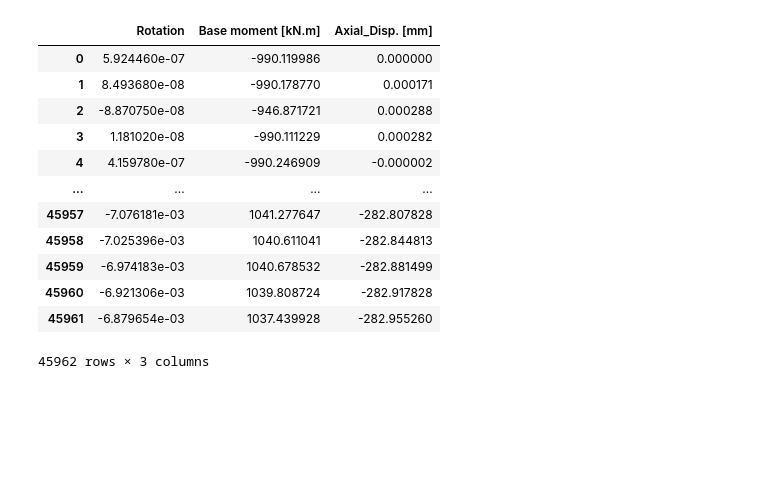
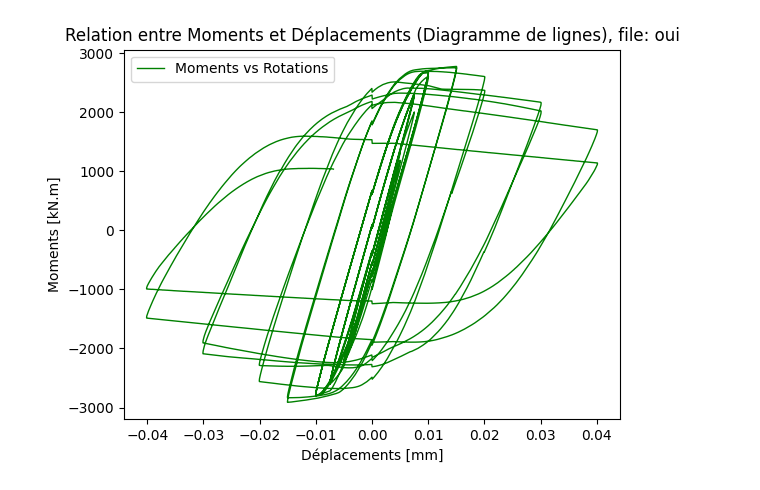
Before and after one commit to LaureToullier/Non-Linear-Analysis, a Jupyter notebook: Projet/plots.ipynb, the cells around one changed output. Drawn from its saved outputs; the diff is of its cells as text; code cells hidden in the pictures; blank space fills up the shorter version.

```diff
--- a/Projet/plots.ipynb
+++ b/Projet/plots.ipynb
@@ -5,20 +7,6 @@ import os
 # %%
-file_path = 'Source/Lignos - Weak-axis moment-chord rotation response/C6 Base.csv'
+file_path_2 = 'Source/Lignos - Weak-axis moment-chord rotation response/C6 Base.csv'
 
-data = pd.read_csv(file_path).drop(pd.read_csv(file_path).columns[0], axis = 1)
-
-data
+csv_plot(file_path_2, "oui")
 # %% [output]
-|  | Rotation | Base moment [kN.m] | Axial_Disp. [mm] |
-| 0 | 5.924460e-07 | -990.119986 | 0.000000 |
-| 1 | 8.493680e-08 | -990.178770 | 0.000171 |
-| 2 | -8.870750e-08 | -946.871721 | 0.000288 |
-| 3 | 1.181020e-08 | -990.111229 | 0.000282 |
-| 4 | 4.159780e-07 | -990.246909 | -0.000002 |
-| ... | ... | ... | ... |
-| 45957 | -7.076181e-03 | 1041.277647 | -282.807828 |
-| 45958 | -7.025396e-03 | 1040.611041 | -282.844813 |
-| 45959 | -6.974183e-03 | 1040.678532 | -282.881499 |
-| 45960 | -6.921306e-03 | 1039.808724 | -282.917828 |
-| 45961 | -6.879654e-03 | 1037.439928 | -282.955260 |
-45962 rows × 3 columns
+[figure, added]
```
Also changed, not shown: parts of 3 cells of this notebook, 2 other files.
